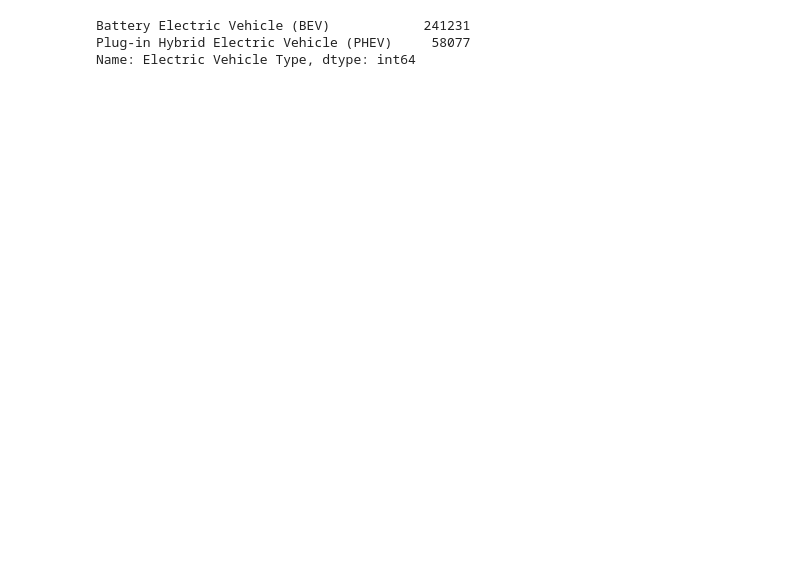
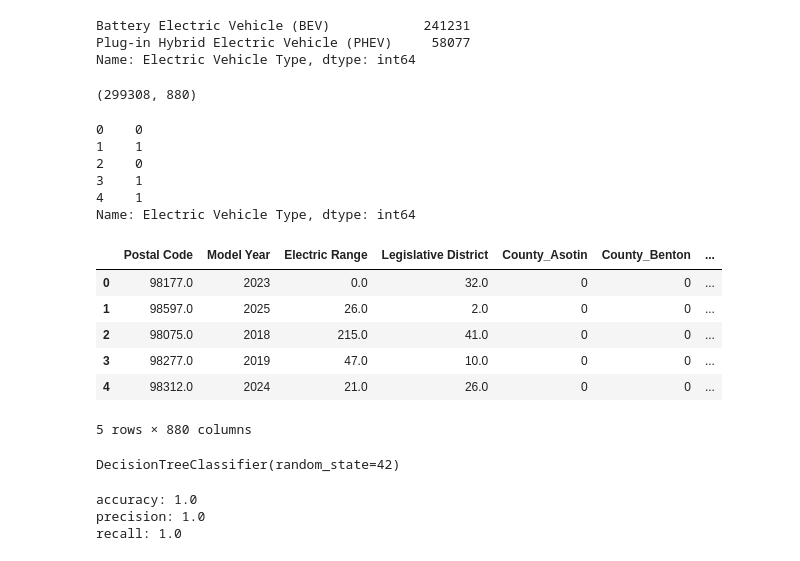
Before and after one commit to sba26156-prog/CA1-Electric-Vehicle-Analysis_MachineLearning, a Jupyter notebook: CA1_Thais_Dantas_Gramacho_Machine_Learning.ipynb, the cells around one changed output. Cells and saved outputs as stored; diff of their text form; code cells hidden in the pictures; blank space fills up the shorter version.

```diff
--- a/CA1_Thais_Dantas_Gramacho_Machine_Learning.ipynb
+++ b/CA1_Thais_Dantas_Gramacho_Machine_Learning.ipynb
@@ -159,3 +159,7 @@ Plug-in Hybrid Electric Vehicle (PHEV)     58077
 Name: Electric Vehicle Type, dtype: int64
 # %%
 X = pd.get_dummies(X, drop_first = True)
+# %%
+X.shape
+# %% [output]
+(299308, 880)
@@ -161,0 +172,19 @@ X = pd.get_dummies(X, drop_first = True)
+# %%
+y.head()
+# %% [output]
+0    0
+1    1
+2    0
+3    1
+4    1
+Name: Electric Vehicle Type, dtype: int64
+# %%
+X.head()
+# %% [output]
+|  | Postal Code | Model Year | Electric Range | Legislative District | County_Asotin | County_Benton | ... |
+| 0 | 98177.0 | 2023 | 0.0 | 32.0 | 0 | 0 | ... |
+| 1 | 98597.0 | 2025 | 26.0 | 2.0 | 0 | 0 | ... |
+| 2 | 98075.0 | 2018 | 215.0 | 41.0 | 0 | 0 | ... |
+| 3 | 98277.0 | 2019 | 47.0 | 10.0 | 0 | 0 | ... |
+| 4 | 98312.0 | 2024 | 21.0 | 26.0 | 0 | 0 | ... |
+5 rows × 880 columns
@@ -161,0 +200,10 @@ X = pd.get_dummies(X, drop_first = True)
+# %%
+from sklearn.model_selection import train_test_split
+
+from sklearn.tree import DecisionTreeClassifier
+
+modelo = DecisionTreeClassifier(random_state=42)
+
+modelo.fit(X_train, y_train)
+# %% [output]
+DecisionTreeClassifier(random_state=42)
@@ -161,0 +212,12 @@ X = pd.get_dummies(X, drop_first = True)
+# %%
+from sklearn import metrics
+
+print("accuracy:", metrics.accuracy_score(y_test, y_pred))
+
+print("precision:", metrics.precision_score(y_test, y_pred))
+
+print("recall:", metrics.recall_score(y_test, y_pred))
+# %% [output]
+accuracy: 1.0
+precision: 1.0
+recall: 1.0
```
Also changed, not shown: parts of 7 cells of this notebook.
